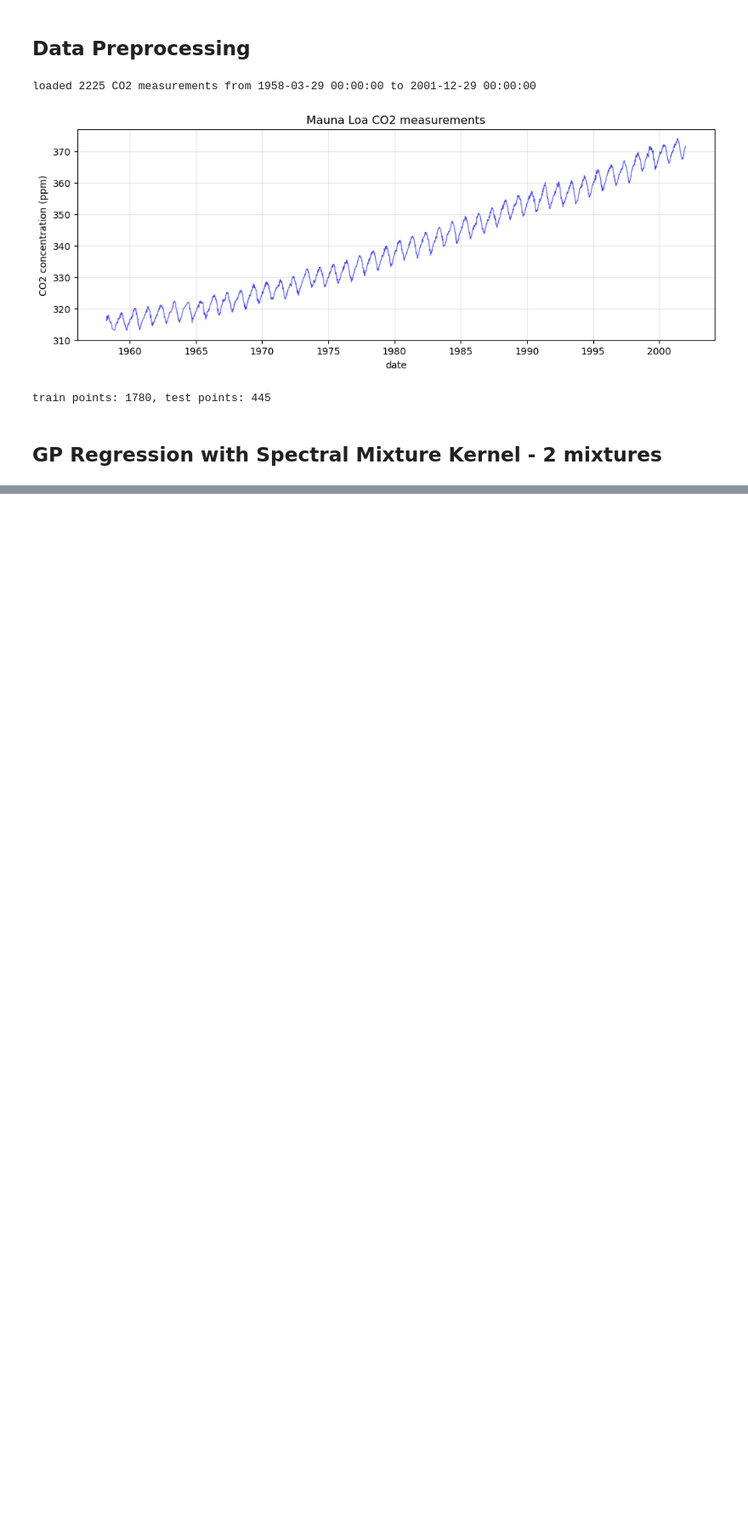
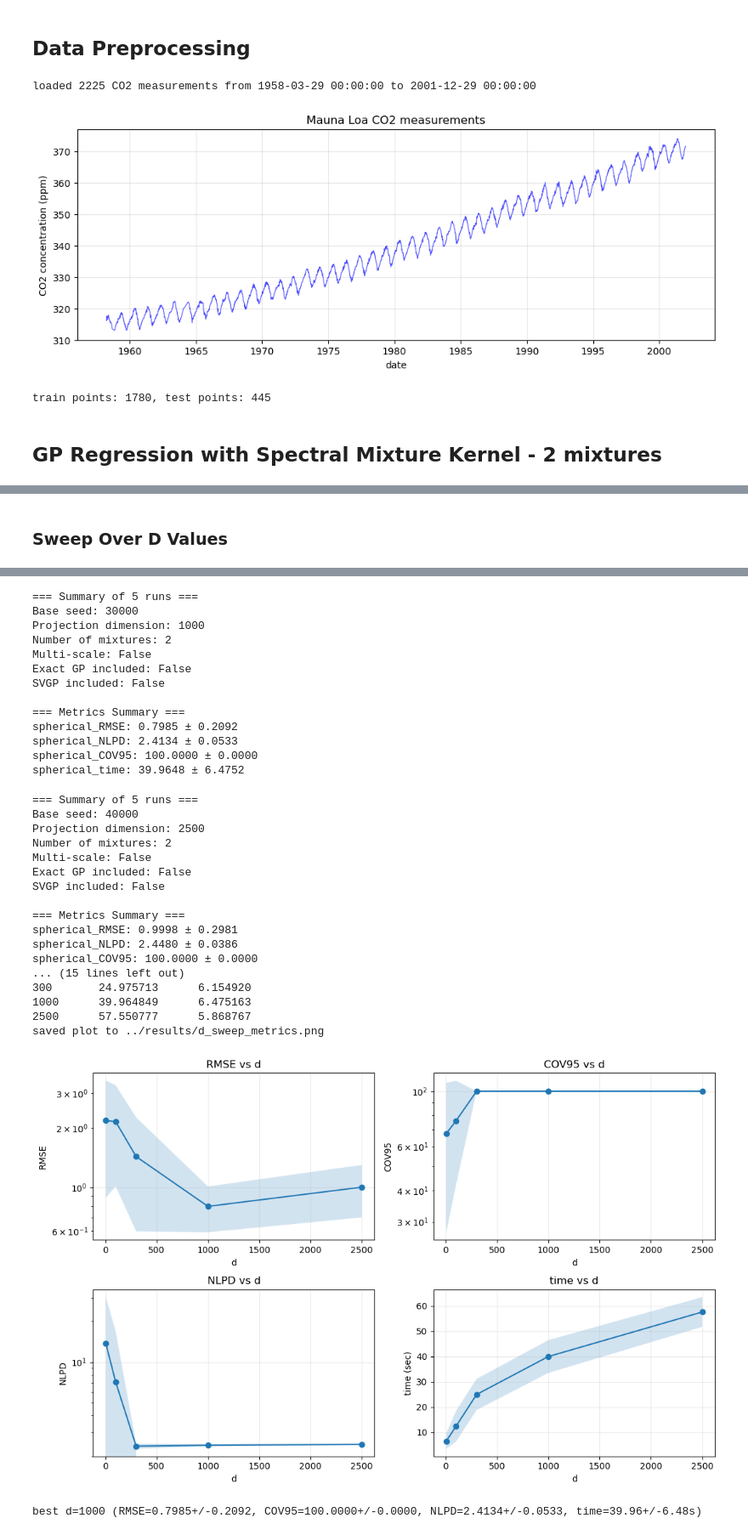
Before and after one commit to ArkinF/GP-Spherical-Projections, a Jupyter notebook: notebooks/03_mauna_loa_co2.ipynb, the cells around one changed output, grey strips where cells are left out. Shown at 85% size. Cells and saved outputs as stored; diff of their text form; code cells hidden in the pictures; blank space fills up the shorter version.

```diff
--- a/notebooks/03_mauna_loa_co2.ipynb
+++ b/notebooks/03_mauna_loa_co2.ipynb
@@ -170,0 +269,15 @@ run_exact_proj_svgp(
+# %% [markdown]
+### Sweep Over D Values
+# %%
+# sweep and aggregate
+d_list = [5, 100, 300, 1000, 2500]
+df_agg, reps_for_best, runs_raw = run_sweep_d_multiple_seeds(
+    x_train_co2, y_train_co2, x_test_co2, y_test_co2,
+    d_list=d_list,
+    n_seeds=5,
+    num_mixtures=2,
+    cfg=TrainCfg(max_iter=500, patience=40, lr=0.05, verbose=False, mean_cfg="linear"),
+    init_hyps_data=False,
+    savepath='../results/d_sweep_metrics.png'
+)
+# %% [output]
@@ -170,0 +323,32 @@ run_exact_proj_svgp(
+=== Summary of 5 runs ===
+Base seed: 30000
+Projection dimension: 1000
+Number of mixtures: 2
+Multi-scale: False
+Exact GP included: False
+SVGP included: False
+
+=== Metrics Summary ===
+spherical_RMSE: 0.7985 ± 0.2092
+spherical_NLPD: 2.4134 ± 0.0533
+spherical_COV95: 100.0000 ± 0.0000
+spherical_time: 39.9648 ± 6.4752
+=== Summary of 5 runs ===
+Base seed: 40000
+Projection dimension: 2500
+Number of mixtures: 2
+Multi-scale: False
+Exact GP included: False
+SVGP included: False
+
+=== Metrics Summary ===
+spherical_RMSE: 0.9998 ± 0.2981
+spherical_NLPD: 2.4480 ± 0.0386
+spherical_COV95: 100.0000 ± 0.0000
+... (15 lines left out)
+300       24.975713      6.154920
+1000      39.964849      6.475163
+2500      57.550777      5.868767
+saved plot to ../results/d_sweep_metrics.png
+[figure, added]
+best d=1000 (RMSE=0.7985+/-0.2092, COV95=100.0000+/-0.0000, NLPD=2.4134+/-0.0533, time=39.96+/-6.48s)
```
Also changed, not shown: parts of 23 cells of this notebook, 31 other files.
